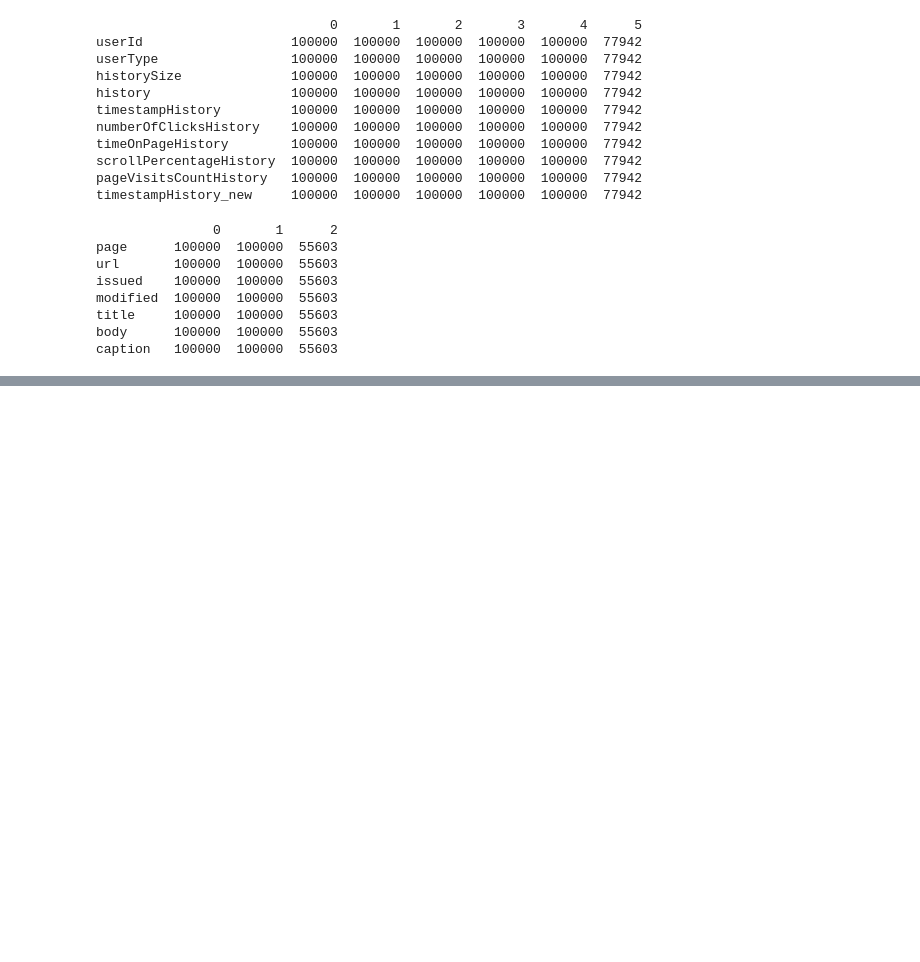
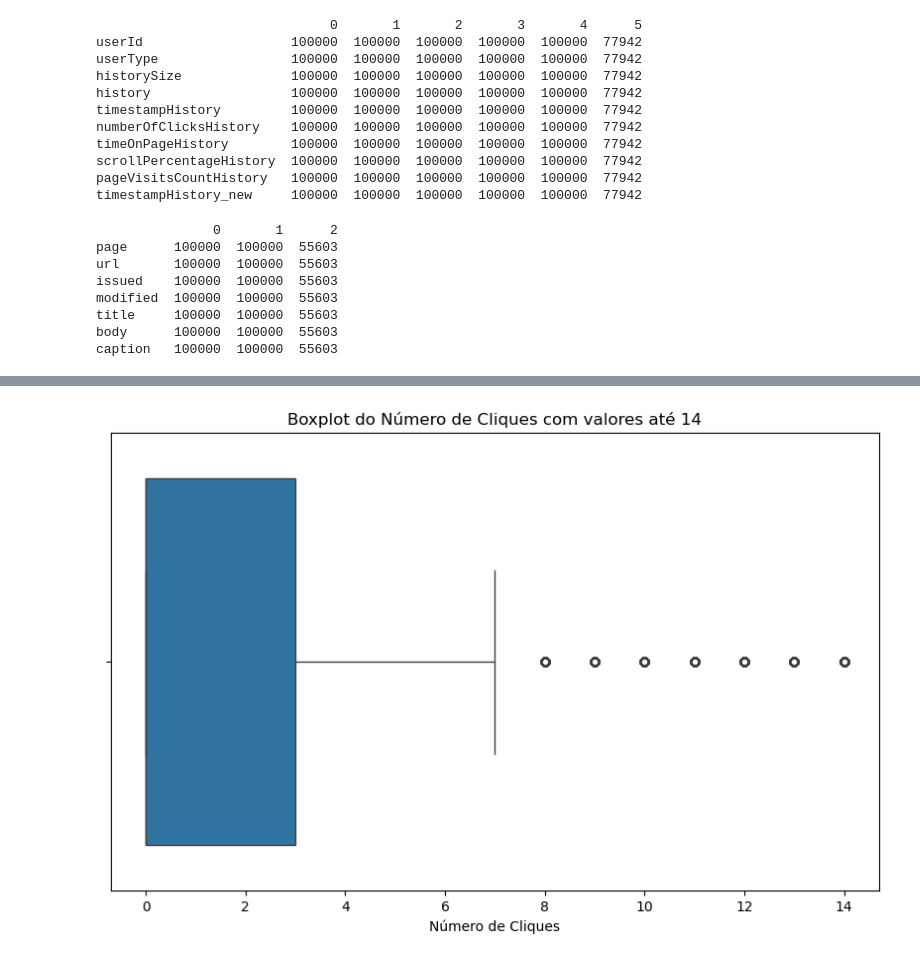
Before and after one commit to LSouzaAndrade/Datathon, a Jupyter notebook: notebook.ipynb, the cells around one changed output, grey strips where cells are left out. Saved outputs shown, nothing was run; the diff lists cells and outputs as text; code cells hidden in the pictures; blank space fills up the shorter version.

```diff
--- a/notebook.ipynb
+++ b/notebook.ipynb
@@ -165,0 +335,8 @@ final = inverse_aux[::-1]
+# %%
+plt.figure(figsize=(10,6))
+sns.boxplot(x=clicks_df75pct['numberOfClicksHistory'])
+plt.title('Boxplot do Número de Cliques com valores até 14')
+plt.xlabel('Número de Cliques')
+plt.show()
+# %% [output]
+[figure, added]
```
Also changed, not shown: parts of 70 cells of this notebook, 9 other files.
